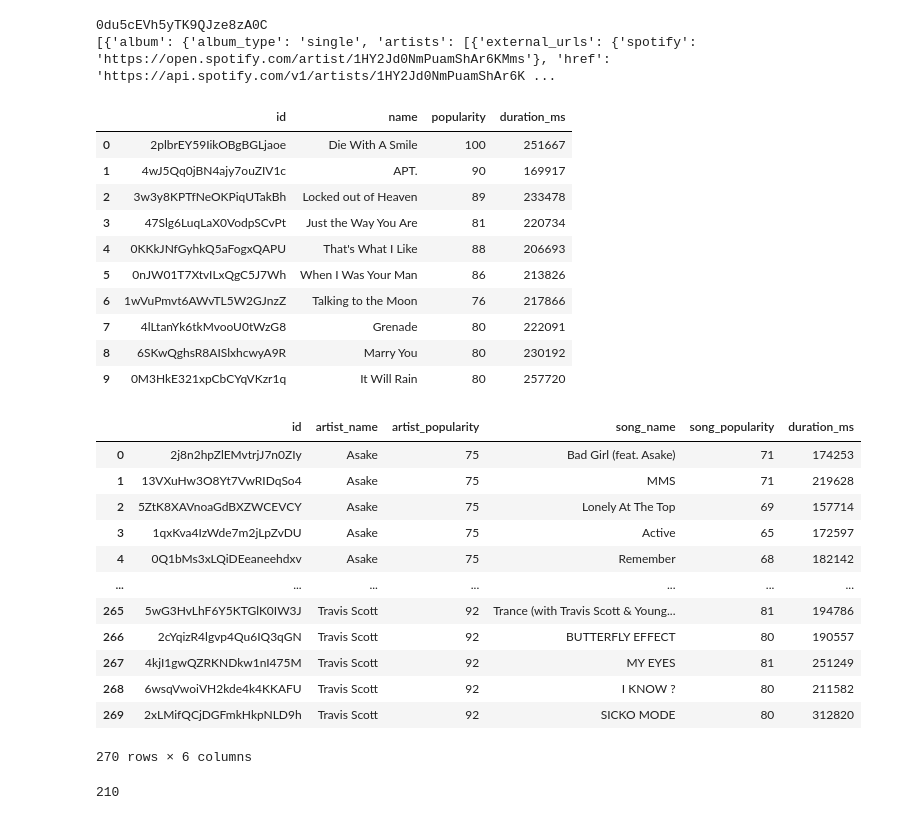
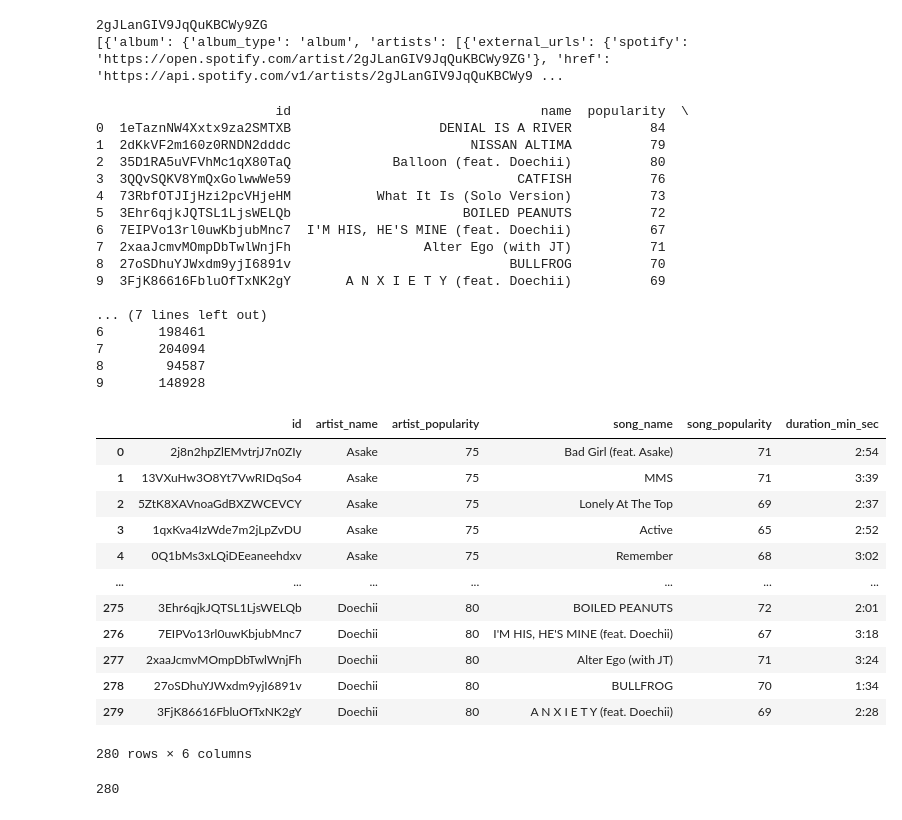
Before and after one commit to A-Knight/DF_Capstone, a Jupyter notebook: data_extraction_tests.ipynb, the cells around one changed output. Saved outputs shown, nothing was run; the diff lists cells and outputs as text; code cells hidden in the pictures.

```diff
--- a/data_extraction_tests.ipynb
+++ b/data_extraction_tests.ipynb
@@ -80,7 +80,7 @@ def get_songs_by_artist(token, artist_id):
     return json_result
 # %%
 token = get_token()
-result = search_for_artist(token, "Bruno-Mars")
+result = search_for_artist(token, "f")
 
 # print(result)
 artist_id = result["id"]
@@ -90,11 +90,13 @@ print(artist_id)
 songs = get_songs_by_artist(token, artist_id)
 print(songs)
 
+
+
 # for idx, song in enumerate(songs):
 #     print(f"{idx + 1}. {song['name']}")
 # %% [output]
-0du5cEVh5yTK9QJze8zA0C
-[{'album': {'album_type': 'single', 'artists': [{'external_urls': {'spotify': 'https://open.spotify.com/artist/1HY2Jd0NmPuamShAr6KMms'}, 'href': 'https://api.spotify.com/v1/artists/1HY2Jd0NmPuamShAr6K ...
+2gJLanGIV9JqQuKBCWy9ZG
+[{'album': {'album_type': 'album', 'artists': [{'external_urls': {'spotify': 'https://open.spotify.com/artist/2gJLanGIV9JqQuKBCWy9ZG'}, 'href': 'https://api.spotify.com/v1/artists/2gJLanGIV9JqQuKBCWy9 ...
 # %%
 # df = pd.DataFrame(songs)
 # df2 = pd.DataFrame(result)
@@ -104,22 +106,28 @@ df1 = pd.DataFrame(songs)
 filtered_df = df1[['id', 'name', 'popularity', 'duration_ms']]
 
 # Display the filtered DataFrame
-filtered_df
+print(filtered_df)
 # %% [output]
-|  | id | name | popularity | duration_ms |
-| 0 | 2plbrEY59IikOBgBGLjaoe | Die With A Smile | 100 | 251667 |
-| 1 | 4wJ5Qq0jBN4ajy7ouZIV1c | APT. | 90 | 169917 |
-| 2 | 3w3y8KPTfNeOKPiqUTakBh | Locked out of Heaven | 89 | 233478 |
-| 3 | 47Slg6LuqLaX0VodpSCvPt | Just the Way You Are | 81 | 220734 |
-| 4 | 0KKkJNfGyhkQ5aFogxQAPU | That's What I Like | 88 | 206693 |
-| 5 | 0nJW01T7XtvILxQgC5J7Wh | When I Was Your Man | 86 | 213826 |
-| 6 | 1wVuPmvt6AWvTL5W2GJnzZ | Talking to the Moon | 76 | 217866 |
-| 7 | 4lLtanYk6tkMvooU0tWzG8 | Grenade | 80 | 222091 |
-| 8 | 6SKwQghsR8AISlxhcwyA9R | Marry You | 80 | 230192 |
-| 9 | 0M3HkE321xpCbCYqVKzr1q | It Will Rain | 80 | 257720 |
+                       id                                name  popularity  \
+0  1eTaznNW4Xxtx9za2SMTXB                   DENIAL IS A RIVER          84
+1  2dKkVF2m160z0RNDN2dddc                       NISSAN ALTIMA          79
+2  35D1RA5uVFVhMc1qX80TaQ             Balloon (feat. Doechii)          80
+3  3QQvSQKV8YmQxGolwwWe59                             CATFISH          76
+4  73RbfOTJIjHzi2pcVHjeHM           What It Is (Solo Version)          73
+5  3Ehr6qjkJQTSL1LjsWELQb                      BOILED PEANUTS          72
+6  7EIPVo13rl0uwKbjubMnc7  I'M HIS, HE'S MINE (feat. Doechii)          67
+7  2xaaJcmvMOmpDbTwlWnjFh                 Alter Ego (with JT)          71
+8  27oSDhuYJWxdm9yjI6891v                            BULLFROG          70
+9  3FjK86616FbluOfTxNK2gY       A N X I E T Y (feat. Doechii)          69
+
+... (7 lines left out)
+6       198461
+7       204094
+8        94587
+9       148928
 # %%
 # List of artists
-artists = ["Asake","Burna-Boy","Jungle","Kendrick-Lamar", "SZA","Dexta-Daps", "JID","Teddy-Swims", "Bruno-Mars", "Lady-Gaga", "Coldplay", "Taylor-Swift", "Bad-Bunny", "The-Weeknd", "Billie-Eilish", "Ariana-Grande", "Drake", "Rihanna", "Ed-Sheeran", "Sabrina-Carpenter", "Justin-Bieber", "Ariana-Grande", "Eminem", "Kanye-West", "Post-Malone", "BTS", "Travis-Scott"]
+artists = ["Asake","Burna-Boy","Jungle","Kendrick-Lamar", "SZA","Dexta-Daps", "JID","Teddy-Swims", "Bruno-Mars", "Lady-Gaga", "Coldplay", "Taylor-Swift", "Bad-Bunny", "The-Weeknd", "Billie-Eilish", "Ariana-Grande", "Drake", "Rihanna", "Ed-Sheeran", "Sabrina-Carpenter", "Justin-Bieber", "Ariana-Grande", "Eminem", "Kanye-West", "Post-Malone", "BTS", "Travis-Scott", "Doechii", "Whitney Houston"]
 
 # Initialize an empty list to store data for all artists
 all_songs_data = []
@@ -134,46 +142,52 @@ for artist_name in artists:
             continue
 
         # Get the artist ID and name
         artist_id = result["id"]
         artist_name = result["name"]  # This extracts the correct name of the artist
         artist_popularity = result["popularity"]
 
         # Fetch the top tracks for the artist
         songs = get_songs_by_artist(token, artist_id)
 
         # Append relevant data from the songs to the list
         for song in songs:
             all_songs_data.append({
                 "id": song["id"],
                 "artist_name": artist_name,  # Add the artist's name to each song entry
                 "artist_popularity": artist_popularity,
                 "song_name": song["name"],
                 "song_popularity": song["popularity"],
                 "duration_ms": song["duration_ms"]
 
             })
     except Exception as e:
         print(f"An error occurred for artist {artist_name}: {e}")
 
 # Convert the collected data into a DataFrame
 final_df = pd.DataFrame(all_songs_data)
 
+# Transform duration_ms into minutes and seconds (duration_min_sec)
+final_df["duration_min_sec"] = final_df["duration_ms"].apply(lambda x: f"{x // 60000}:{(x % 60000) // 1000:02d}")
+
+# Drop the original duration_ms column
+final_df.drop(columns=["duration_ms"], inplace=True)
+
 # Display the DataFrame
 final_df
 # %% [output]
-|  | id | artist_name | artist_popularity | song_name | song_popularity | duration_ms |
-| 0 | 2j8n2hpZlEMvtrjJ7n0ZIy | Asake | 75 | Bad Girl (feat. Asake) | 71 | 174253 |
-| 1 | 13VXuHw3O8Yt7VwRIDqSo4 | Asake | 75 | MMS | 71 | 219628 |
-| 2 | 5ZtK8XAVnoaGdBXZWCEVCY | Asake | 75 | Lonely At The Top | 69 | 157714 |
-| 3 | 1qxKva4IzWde7m2jLpZvDU | Asake | 75 | Active | 65 | 172597 |
-| 4 | 0Q1bMs3xLQiDEeaneehdxv | Asake | 75 | Remember | 68 | 182142 |
+|  | id | artist_name | artist_popularity | song_name | song_popularity | duration_min_sec |
+| 0 | 2j8n2hpZlEMvtrjJ7n0ZIy | Asake | 75 | Bad Girl (feat. Asake) | 71 | 2:54 |
+| 1 | 13VXuHw3O8Yt7VwRIDqSo4 | Asake | 75 | MMS | 71 | 3:39 |
+| 2 | 5ZtK8XAVnoaGdBXZWCEVCY | Asake | 75 | Lonely At The Top | 69 | 2:37 |
+| 3 | 1qxKva4IzWde7m2jLpZvDU | Asake | 75 | Active | 65 | 2:52 |
+| 4 | 0Q1bMs3xLQiDEeaneehdxv | Asake | 75 | Remember | 68 | 3:02 |
 | ... | ... | ... | ... | ... | ... | ... |
-| 265 | 5wG3HvLhF6Y5KTGlK0IW3J | Travis Scott | 92 | Trance (with Travis Scott & Young... | 81 | 194786 |
-| 266 | 2cYqizR4lgvp4Qu6IQ3qGN | Travis Scott | 92 | BUTTERFLY EFFECT | 80 | 190557 |
-| 267 | 4kjI1gwQZRKNDkw1nI475M | Travis Scott | 92 | MY EYES | 81 | 251249 |
-| 268 | 6wsqVwoiVH2kde4k4KKAFU | Travis Scott | 92 | I KNOW ? | 80 | 211582 |
-| 269 | 2xLMifQCjDGFmkHkpNLD9h | Travis Scott | 92 | SICKO MODE | 80 | 312820 |
+| 275 | 3Ehr6qjkJQTSL1LjsWELQb | Doechii | 80 | BOILED PEANUTS | 72 | 2:01 |
+| 276 | 7EIPVo13rl0uwKbjubMnc7 | Doechii | 80 | I'M HIS, HE'S MINE (feat. Doechii) | 67 | 3:18 |
+| 277 | 2xaaJcmvMOmpDbTwlWnjFh | Doechii | 80 | Alter Ego (with JT) | 71 | 3:24 |
+| 278 | 27oSDhuYJWxdm9yjI6891v | Doechii | 80 | BULLFROG | 70 | 1:34 |
+| 279 | 3FjK86616FbluOfTxNK2gY | Doechii | 80 | A N X I E T Y (feat. Doechii) | 69 | 2:28 |
-270 rows × 6 columns
+280 rows × 6 columns
 # %%
 from sqlalchemy import create_engine
 
@@ -203,4 +217,4 @@ final_df.to_sql(
     index=False  # Do not write the DataFrame index as a column
 )
 # %% [output]
-210
+280
```
Also changed, not shown: parts of 5 cells of this notebook, 1 other file.
